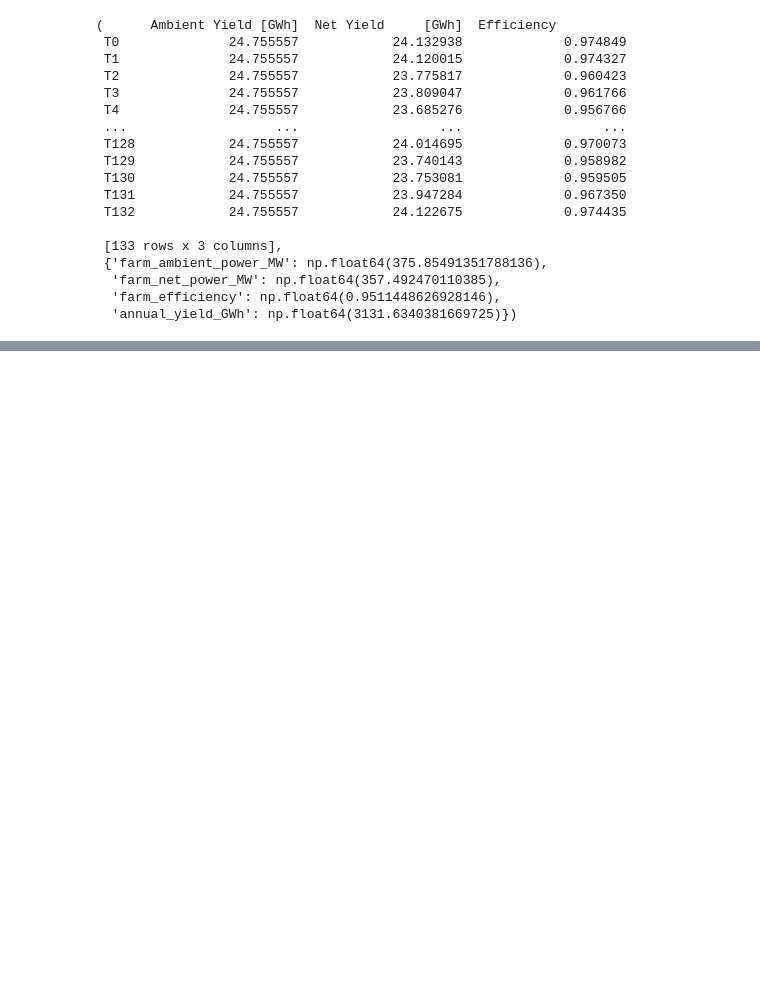
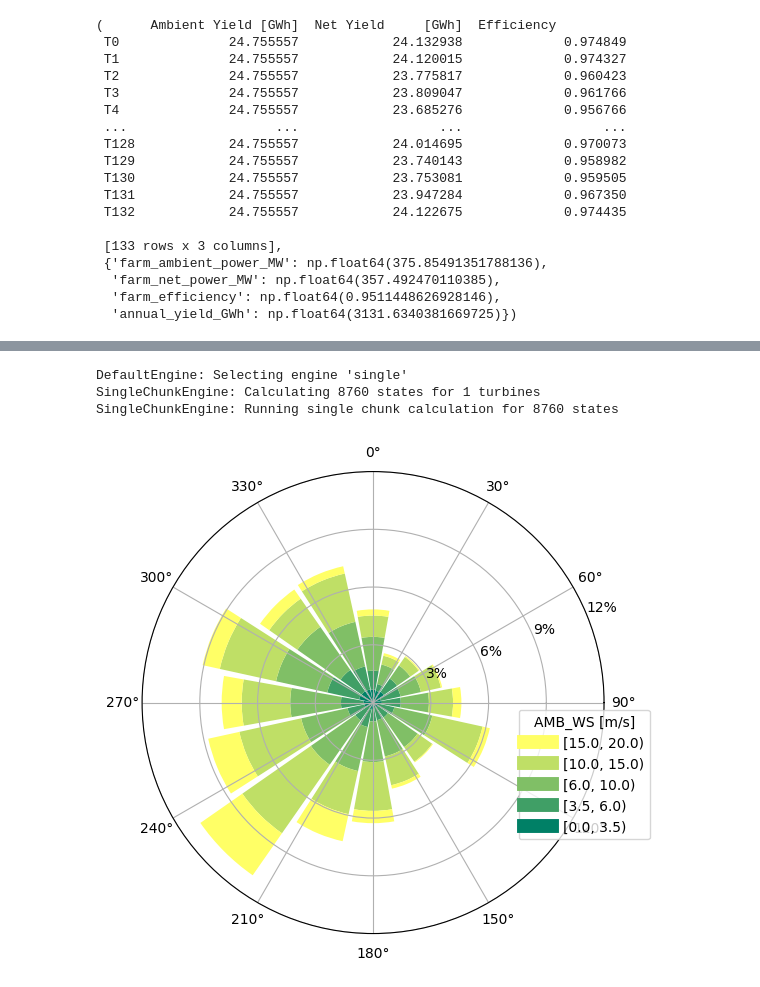
Before and after one commit to Nuwa13/Project_Python_Programming_in_Energy_Science, a Jupyter notebook: test_file_task_4and5.ipynb, the cells around one changed output, grey strips where cells are left out. Drawn from its saved outputs; the diff is of its cells as text; code cells hidden in the pictures; blank space fills up the shorter version.

Commit message:
Added examples showing why the algorithm is actually the more important object among all objects created for the foxes simulation.

```diff
--- a/test_file_task_4and5.ipynb
+++ b/test_file_task_4and5.ipynb
@@ -73,0 +78,10 @@ Efficiency added to farm results
+# %%
+my_states = test_algo.states
+o = foxes.output.StatesRosePlotOutput(my_states, point=[0.0, 0.0, 100.0])
+o.get_figure(16, FV.AMB_WS, [0, 3.5, 6, 10, 15, 20], figsize=(6, 6))
+plt.show()
+# %% [output]
+DefaultEngine: Selecting engine 'single'
+SingleChunkEngine: Calculating 8760 states for 1 turbines
+SingleChunkEngine: Running single chunk calculation for 8760 states
+[figure, added]
```
Also changed, not shown: parts of 3 cells of this notebook.
